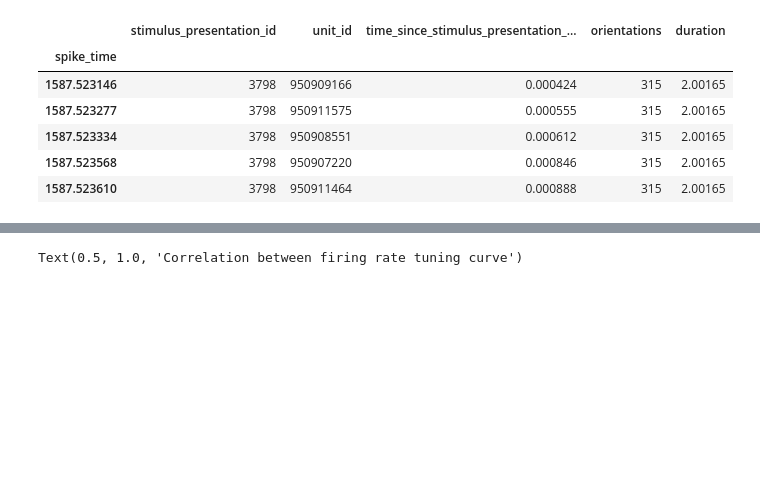
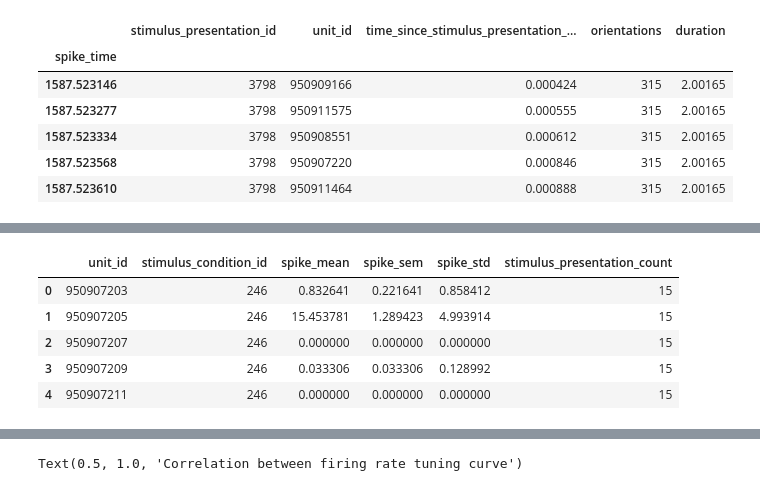
Before and after one commit to ViniciusLima94/allen-dataset, a Jupyter notebook: notebooks/1. Exploring the dataset.ipynb, the cells around one changed output, grey strips where cells are left out. Drawn from its saved outputs; the diff is of its cells as text; code cells hidden in the pictures; blank space fills up the shorter version.

```diff
--- a/notebooks/1. Exploring the dataset.ipynb
+++ b/notebooks/1. Exploring the dataset.ipynb
@@ -504,0 +467,10 @@ plt.plot(unique_or, tuning_curve[u_id]['f_mean'], 's-')
+# %%
+# Reset index
+stats.reset_index(inplace=True)
+# %% [output]
+|  | unit_id | stimulus_condition_id | spike_mean | spike_sem | spike_std | stimulus_presentation_count |
+| 0 | 950907203 | 246 | 0.832641 | 0.221641 | 0.858412 | 15 |
+| 1 | 950907205 | 246 | 15.453781 | 1.289423 | 4.993914 | 15 |
+| 2 | 950907207 | 246 | 0.000000 | 0.000000 | 0.000000 | 15 |
+| 3 | 950907209 | 246 | 0.033306 | 0.033306 | 0.128992 | 15 |
+| 4 | 950907211 | 246 | 0.000000 | 0.000000 | 0.000000 | 15 |
```
Also changed, not shown: parts of 35 cells of this notebook.
